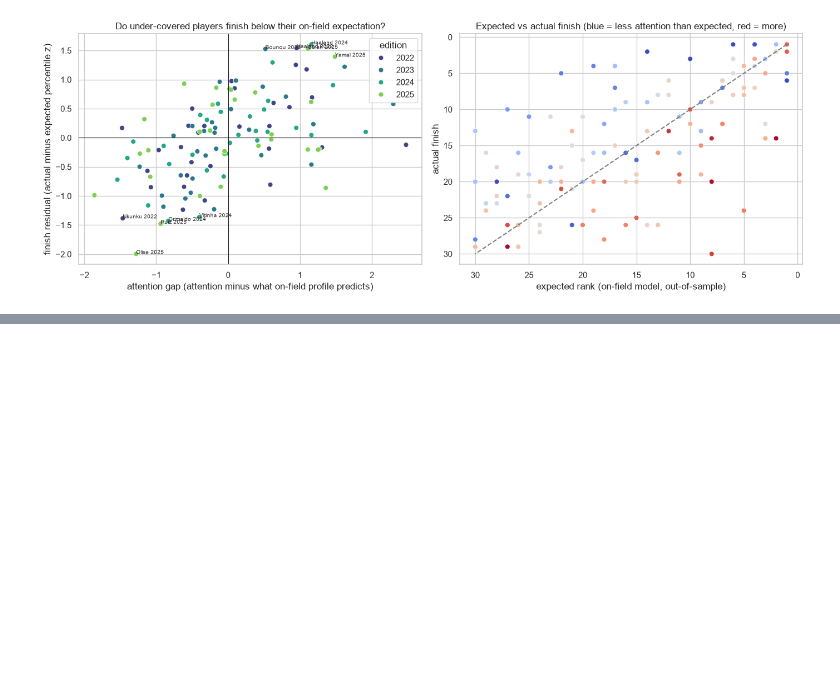
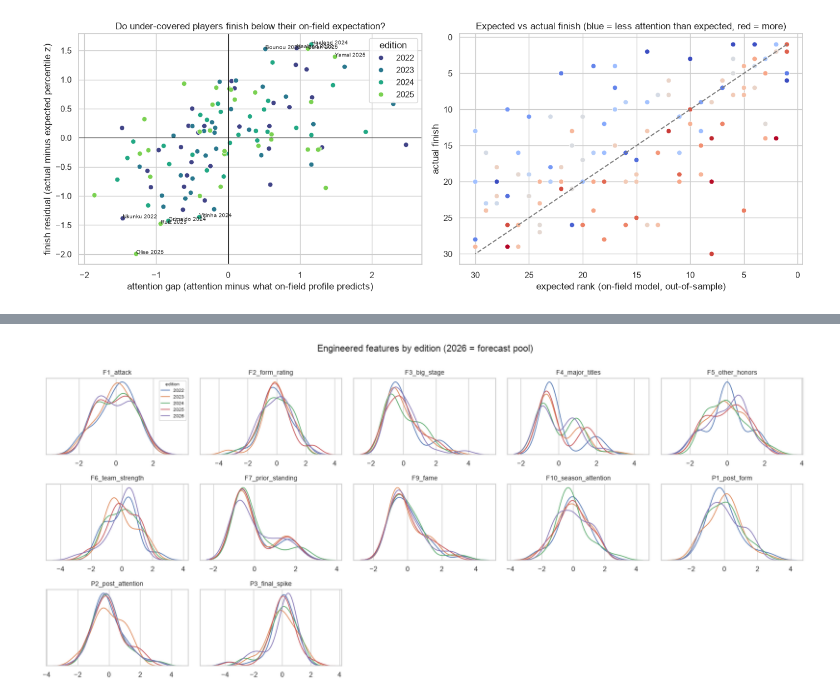
Before and after one commit to AswathKarthik10/predicting-the-ballon-dor, a Jupyter notebook: ballon_dor_2026.ipynb, the cells around one changed output, grey strips where cells are left out. Cells and saved outputs as stored; diff of their text form; code cells hidden in the pictures; blank space fills up the shorter version.

```diff
--- a/ballon_dor_2026.ipynb
+++ b/ballon_dor_2026.ipynb
@@ -1652,0 +1714,17 @@ plt.show()
+# %%
+train_mask_t2 = study.frame_t2["edition"].isin(TRAIN_EDITIONS)
+params_t2 = fit_feature_params(study.frame_t2[train_mask_t2], True)
+X2 = assemble_features(study.frame_t2, params_t2, True)
+X1 = X2[m1_columns()]
+meta = study.frame_t2[["edition", "player_key", "player_name", "position_group"]]
+print("M1 matrix:", X1.shape, "| M2 matrix:", X2[m2_columns()].shape, "| any NaN:", bool(X2.isna().any().any()))
+
+coef = pd.DataFrame({"coefficient": params_t2.season_attention.coefficients},
+                    index=["intercept"] + list(params_t2.season_attention.regressors))
+print("Illustrative F10 residualisation coefficients (fit on 2022-25):")
+display(coef.round(3))
+
+resid = apply_residualiser(study.frame_t2[train_mask_t2], params_t2.season_attention, "season_attention_raw")
+check = pd.Series({c: np.corrcoef(resid, study.frame_t2.loc[train_mask_t2, c])[0, 1] for c in RESIDUALISER_REGRESSORS}, name="corr(F10 residual, regressor)")
+print("In the fitting sample the residual is uncorrelated with F1-F7 (max |corr| = {:.1e}):".format(check.abs().max()))
+display(check.round(6).to_frame())
@@ -1652,0 +1793,22 @@ plt.show()
+# %%
+cont = [c for c in m2_columns() if c not in ("F8_defending_winner", "is_defender", "is_goalkeeper")]
+n_cols = 5
+n_rows = int(np.ceil(len(cont) / n_cols))
+fig, axes = plt.subplots(n_rows, n_cols, figsize=(3.4 * n_cols, 2.5 * n_rows))
+plot_df = X2[cont].assign(edition=meta["edition"].astype(str))
+for ax, f in zip(axes.ravel(), cont):
+    for ed, g in plot_df.groupby("edition"):
+        sns.kdeplot(g[f], ax=ax, label=ed, linewidth=1.2, warn_singular=False)
+    ax.set_title(f, fontsize=10)
+    ax.set_xlabel("")
+    ax.set_ylabel("")
+    ax.set_yticks([])
+for ax in axes.ravel()[len(cont):]:
+    ax.axis("off")
+axes.ravel()[0].legend(fontsize=7, title="edition", title_fontsize=7)
+fig.suptitle("Engineered features by edition (2026 = forecast pool)", y=1.0)
+plt.tight_layout()
+plt.savefig("figures/eda/f_engineered_distributions.png", dpi=130)
+plt.show()
+# %% [output]
+[figure, added]
```
Also changed, not shown: parts of 16 cells of this notebook, 11 other files.
